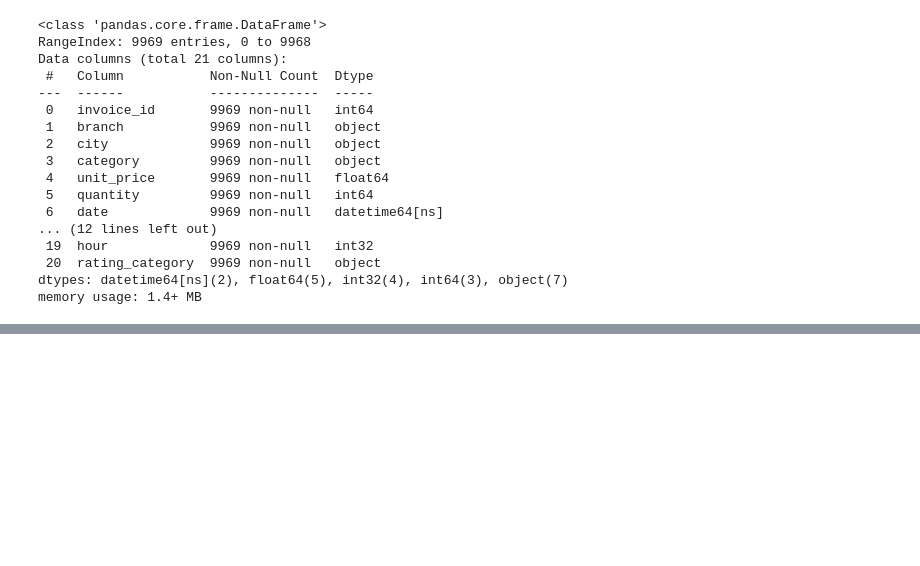
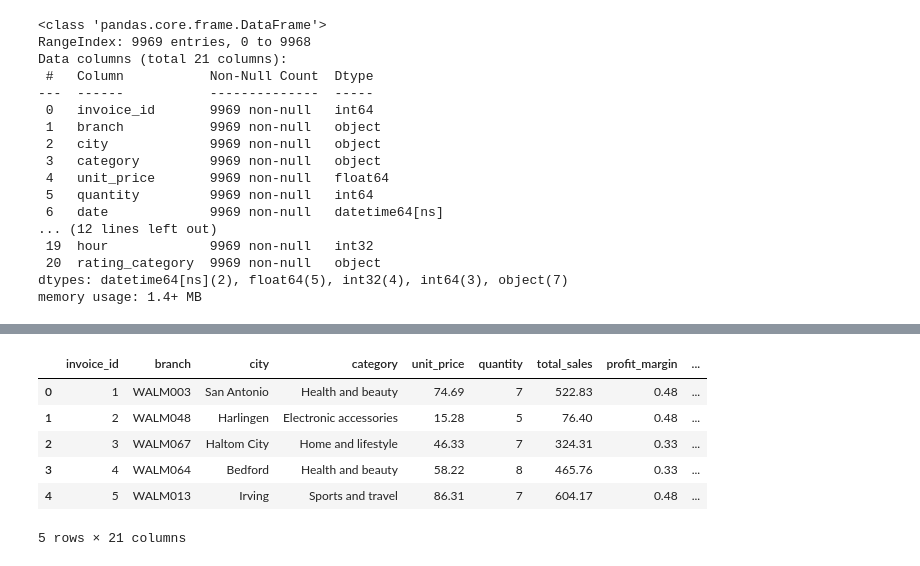
Before and after one commit to theaditya24/SQL-PROJECTS, a Jupyter notebook: Walmart Sales Analysis/notebooks/walmart_analysis.ipynb, the cells around one changed output, grey strips where cells are left out. Cells and saved outputs as stored; diff of their text form; code cells hidden in the pictures; blank space fills up the shorter version.

```diff
--- a/Walmart Sales Analysis/notebooks/walmart_analysis.ipynb
+++ b/Walmart Sales Analysis/notebooks/walmart_analysis.ipynb
@@ -422,0 +431,36 @@ memory usage: 1.4+ MB
+# %%
+final_columns = [
+    "invoice_id",
+    "branch",
+    "city",
+    "category",
+    "unit_price",
+    "quantity",
+    "total_sales",
+    "profit_margin",
+    "gross_profit",
+    "date",
+    "year",
+    "month",
+    "month_name",
+    "quarter",
+    "day_of_week",
+    "is_weekend",
+    "time",
+    "hour",
+    "payment_method",
+    "rating",
+    "rating_category"
+]
+
+df = df[final_columns]
+# %%
+df.head()
+# %% [output]
+|  | invoice_id | branch | city | category | unit_price | quantity | total_sales | profit_margin | ... |
+| 0 | 1 | WALM003 | San Antonio | Health and beauty | 74.69 | 7 | 522.83 | 0.48 | ... |
+| 1 | 2 | WALM048 | Harlingen | Electronic accessories | 15.28 | 5 | 76.40 | 0.48 | ... |
+| 2 | 3 | WALM067 | Haltom City | Home and lifestyle | 46.33 | 7 | 324.31 | 0.33 | ... |
+| 3 | 4 | WALM064 | Bedford | Health and beauty | 58.22 | 8 | 465.76 | 0.33 | ... |
+| 4 | 5 | WALM013 | Irving | Sports and travel | 86.31 | 7 | 604.17 | 0.48 | ... |
+5 rows × 21 columns
```
Also changed, not shown: parts of 4 cells of this notebook, 1 other file.
